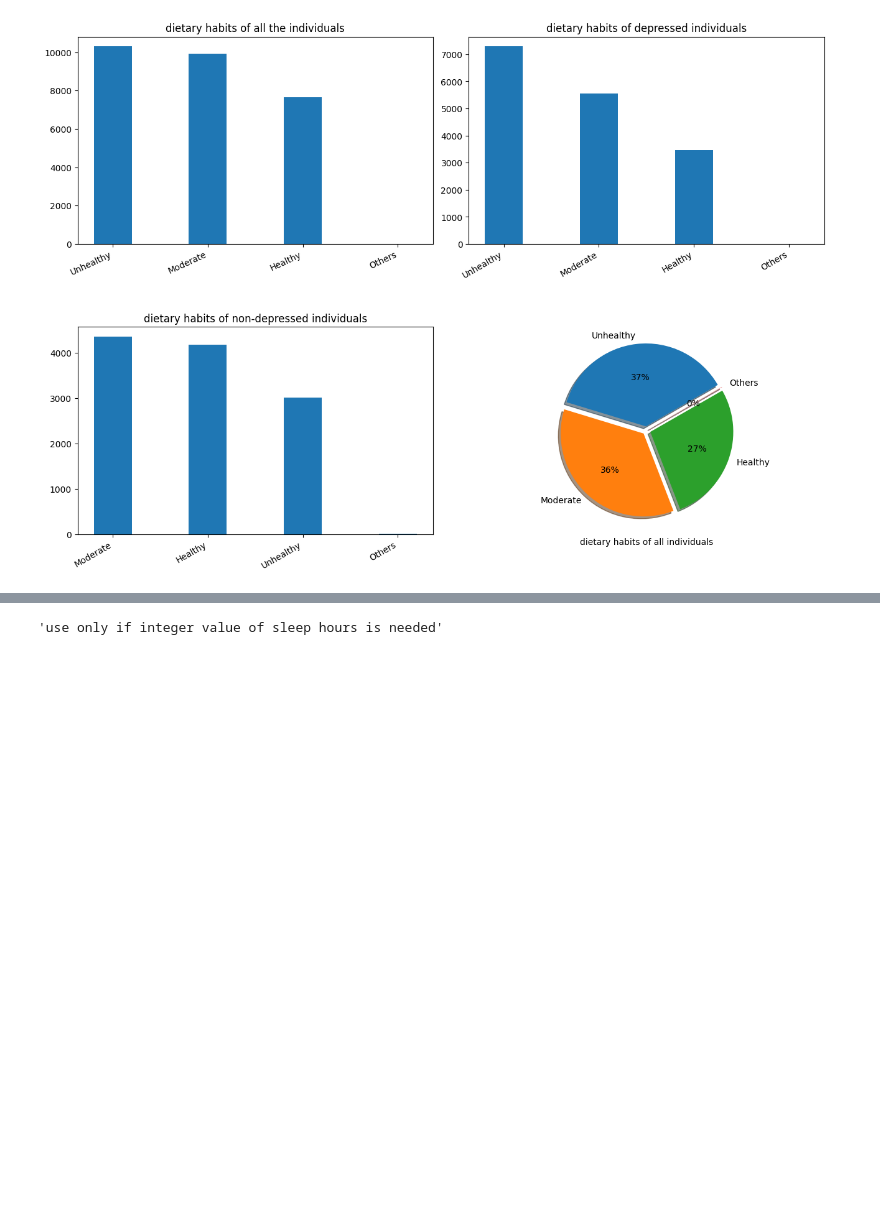
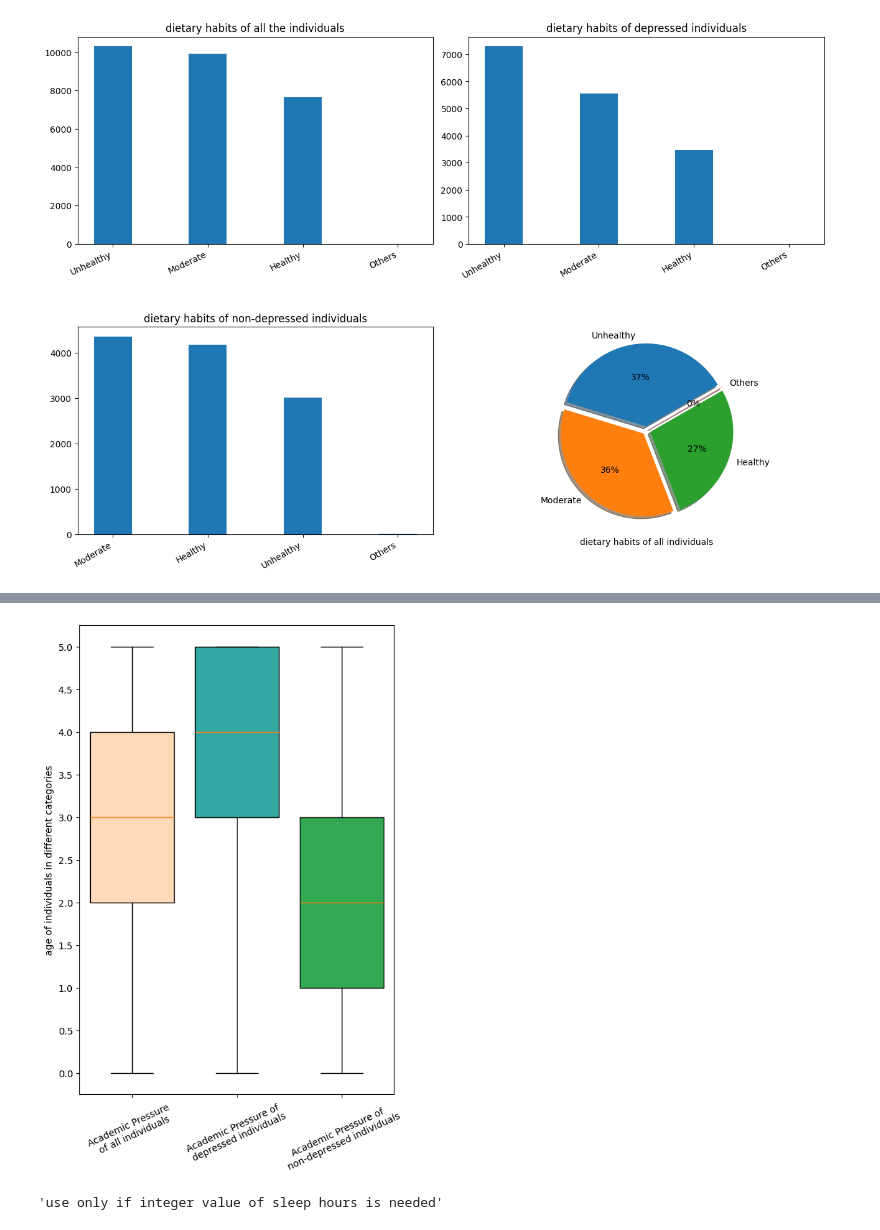
Before and after one commit to gagankumar2488/student_depression_data_analysis, a Jupyter notebook: analysis/analysis_process.ipynb, the cells around one changed output, grey strips where cells are left out. Saved outputs shown, nothing was run; the diff lists cells and outputs as text; code cells hidden in the pictures; blank space fills up the shorter version.

```diff
--- a/analysis/analysis_process.ipynb
+++ b/analysis/analysis_process.ipynb
@@ -160,3 +161,25 @@ plt.show()
+# %%
+labels = ['Academic Pressure \nof all individuals', 'Academic Pressure of \ndepressed individuals',
+           'Academic Pressure of \nnon-depressed individuals']
+colors = ['peachpuff', '#32a8a2', '#32a852']
+
+fig, axes = plt.subplots(nrows=1,ncols=1,figsize=(6, 9))
+axes.set_ylabel('age of individuals in different categories')
+
+bplot = axes.boxplot([df['Academic Pressure'],df[df['Depression'] == True]['Academic Pressure'],
+                    df[df['Depression'] == False]['Academic Pressure']], widths=0.80,
+                   patch_artist=True,  # fill with color
+                   tick_labels=labels)  # will be used to label x-ticks
+# fill with colors
+for patch, color in zip(bplot['boxes'], colors):
+    patch.set_facecolor(color)
+axes.tick_params(axis='x', labelrotation=25)
+axes.set_yticks(np.arange(0,5.5,0.5))
+axes.set_yticklabels(np.arange(0,5.5,0.5))
+
+plt.show()
+# %% [output]
+[figure, added]
 # %%
 '''use only if integer value of sleep hours is needed'''
 # def sleep_fix(x: str):
```
Also changed, not shown: parts of 1 cell of this notebook.
